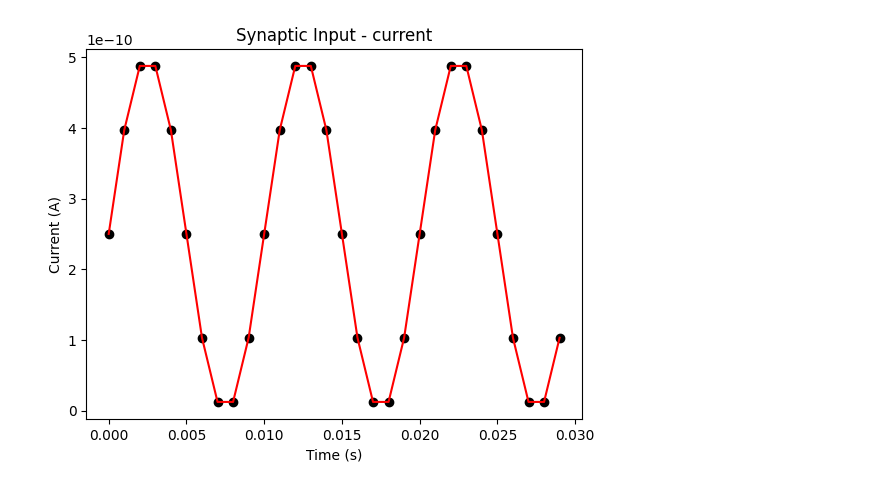
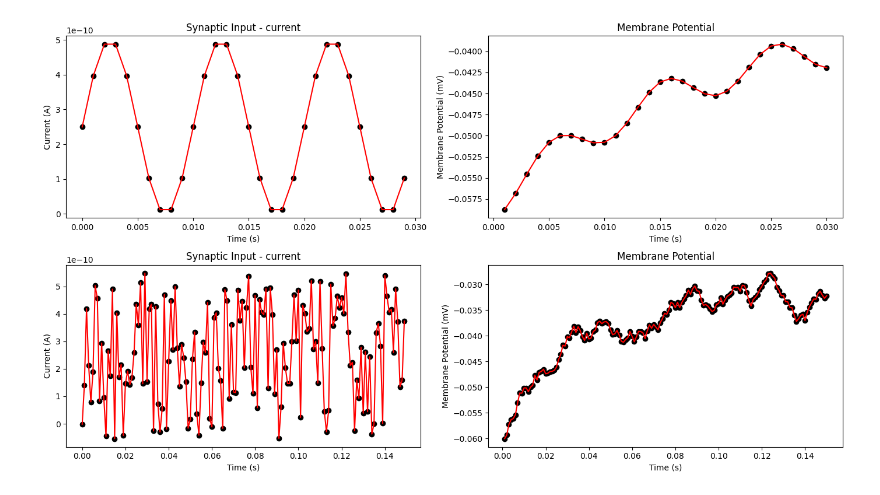
Before and after one commit to arjunpur/neuromatch, a Jupyter notebook: workshop1.ipynb, the cells around one changed output. Cells and saved outputs as stored; diff of their text form; code cells hidden in the pictures.

Commit message:
Refactor to use numpy and subplots

```diff
--- a/workshop1.ipynb
+++ b/workshop1.ipynb
@@ -27,4 +16,15 @@ def synaptic_input(i_mean: float, start: float, stop: float, step: float) -> (np
 # %%
+def synaptic_input(i_mean: float, start: float, stop: float, step: float) -> (np.ndarray, np.ndarray):
+    times = np.arange(start, stop, step)
+    i_t_arr = i_mean * (1 + np.sin((2 * np.pi * times) / 0.01))
+    return i_t_arr, times
+
+def synaptic_input_random(i_mean: float, start: float, stop: float, step: float, rng) -> (np.ndarray, np.ndarray):
+    times = np.arange(start, stop, step)
+    random_values = rng.uniform(-1, 1, size = times.shape)
+    i_t_arr = i_mean * (1 + (0.1 * np.sqrt(stop / step)) * random_values)
+    return i_t_arr, times
+
 def membrane_potential(
         initial_potential: float,
         start_t: float,
@@ -55,6 +55,3 @@ def membrane_potential(
         current_potential = next_potential
 
     return potentials, times
-
-inputs, times = synaptic_input(el, 0, 0.01, dt )
-result, times = membrane_potential(el, 0.0, 0.01, dt, inputs)
@@ -63,26 +58,64 @@ result, times = membrane_potential(el, 0.0, 0.01, dt, inputs)
 # %%
-inputs, times = synaptic_input(i_mean, 0, 0.03, dt)
+from matplotlib.axes import Axes
 
-def plot_synaptic_inputs(inputs, times):
-    plt.figure()
-    plt.title('Synaptic Input - current')
-    plt.plot(times, inputs, 'ko')
-    plt.plot(times, inputs, 'red')
-    plt.xlabel('Time (s)')
-    plt.ylabel('Current (A)')
+def plot_synaptic_inputs(ax: Axes, inputs, times: np.ndarray):
+    ax.set_title('Synaptic Input - current')
+    ax.plot(times, inputs, 'ko')
+    ax.plot(times, inputs, 'red')
+    ax.set_xlabel('Time (s)')
+    ax.set_ylabel('Current (A)')
+
+def plot_n_experiments(
+    ax: Axes,
+    experiments: np.ndarray,
+    means: np.ndarray,
+    standard_deviation: np.ndarray,
+):
+    mean_potentials = means[0]
+    mean_times = means[1]
+    ax.set_title("N experiments")
+    ax.set_xlabel("Time(s)")
+    ax.set_ylabel("Membrane Potential (mV)")
+    ax.plot(mean_times, mean_potentials, color='black', alpha=1.0)
+    ax.plot(mean_times, mean_potentials + standard_deviation, color='blue')
+    ax.plot(mean_times, mean_potentials - standard_deviation, color='blue')
+    for experiment in experiments:
+        potentials, times = experiment[0], experiment[1]
+        ax.plot(times, potentials, alpha = 0.1)
     plt.show()
-plot_synaptic_inputs(inputs, times)
 
+def plot_membrane_potential(ax: Axes, result: np.ndarray, times: np.ndarray):
+    ax.set_title('Membrane Potential')
+    ax.plot(times, result, 'ko')
+    ax.plot(times, result, 'red')
+    ax.set_xlabel('Time (s)')
+    ax.set_ylabel('Membrane Potential (mV)')
 
-result, times = membrane_potential(el, 0.0, 0.03, dt, inputs)
-def plot_membrane_potential(result, times):
-    plt.figure()
-    plt.title('Membrane Potential')
-    plt.plot(times, result, 'ko')
-    plt.plot(times, result, 'red')
-    plt.xlabel('Time (s)')
-    plt.ylabel('Membrane Potential (mV)')
+def plot_histograms(ax: Axes,samples: List[np.ndarray]):
+    ax.set_title("Membrane Potential Histogram)")
+    for i in range(len(samples)):
+        potentials = samples[i]
+        _, bin_edges = np.histogram(potentials, bins='auto')
+        ax.hist(potentials, bins=bin_edges, color = random_color())
 
-plot_membrane_potential(result, times)
+def random_color():
+    return "#{:06x}".format(random.randint(0, 0xFFFFFF))
+
+fig, ax = plt.subplots(2, 2, figsize=(14, 8))
+
+# Plot non-random synaptic inputs
+syn_inputs_reg, times_syn_reg = synaptic_input(i_mean, 0, 0.03, dt)
+potentials_reg, times_potential_reg = membrane_potential(el, 0.0, 0.03, dt, syn_inputs_reg)
+plot_synaptic_inputs(ax[0][0], syn_inputs_reg, times_syn_reg)
+plot_membrane_potential(ax[0][1], potentials_reg, times_potential_reg)
+
+# Plot random synpatic inputs and potentials
+syn_inputs_rand, times_syn_rand = synaptic_input_random(i_mean, 0.0, t_max, dt, rng)
+potentials_rand, times_potential_rand = membrane_potential(el, 0.0, t_max, dt, syn_inputs_rand)
+plot_synaptic_inputs(ax[1][0], syn_inputs_rand, times_syn_rand)
+plot_membrane_potential(ax[1][1], potentials_rand, times_potential_rand)
+
+plt.tight_layout()
+plt.show()
 # %% [output]
-[figure, old version]
+[figure, new version]
```
Also changed, not shown: parts of 7 cells of this notebook.
